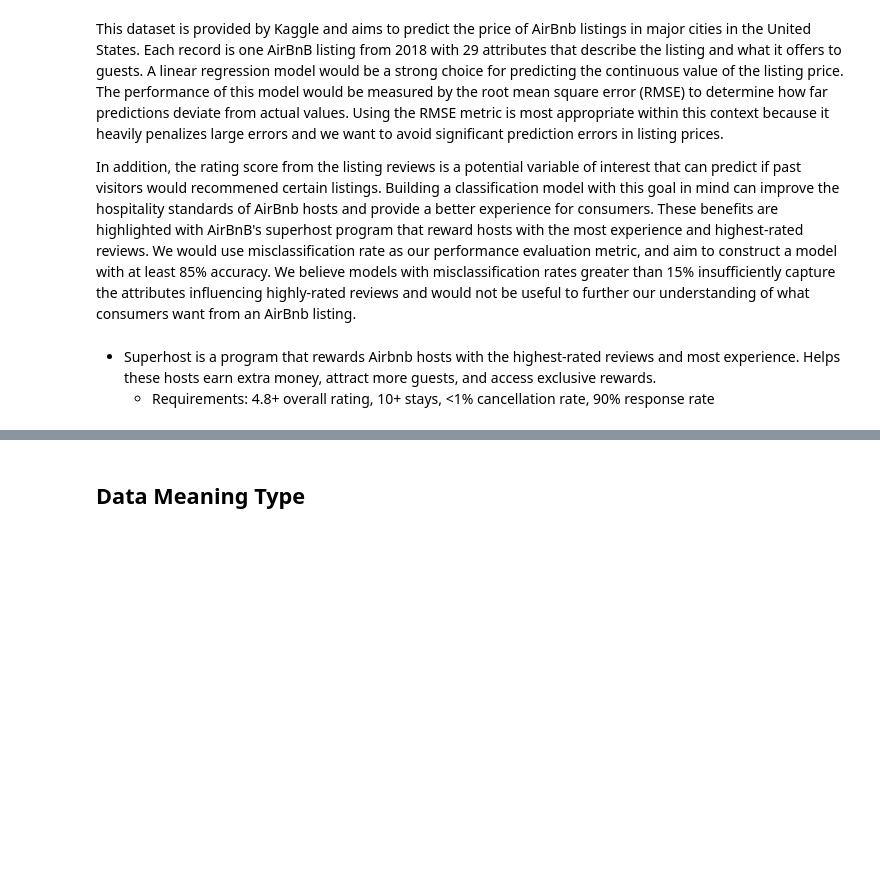
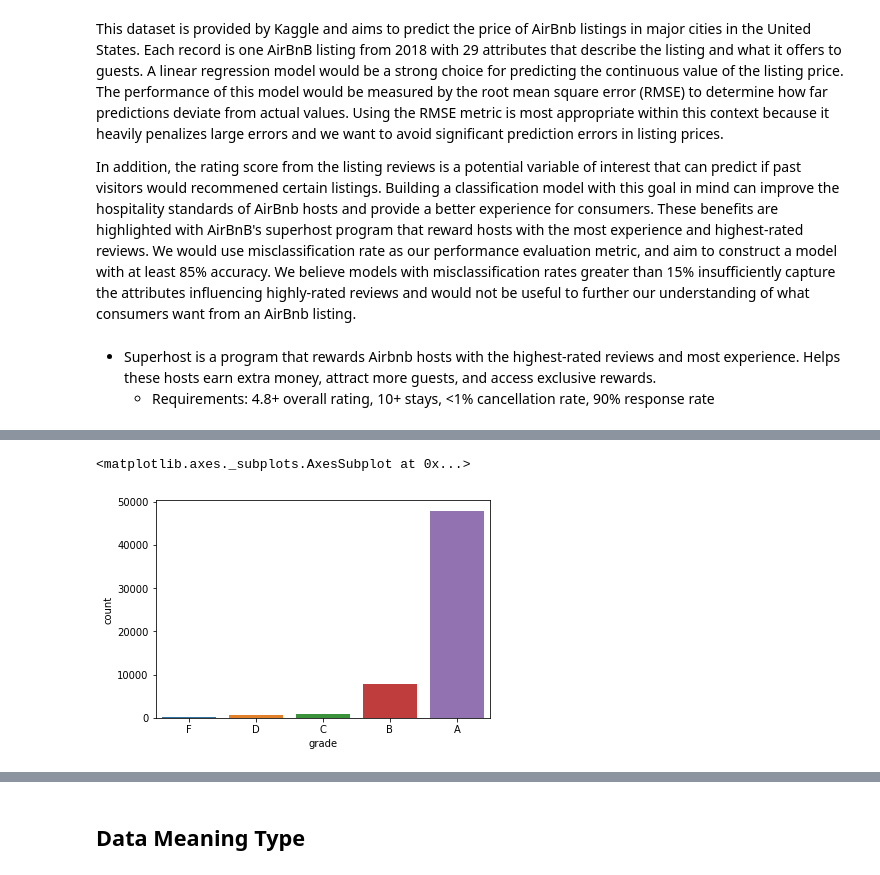
Before and after one commit to anguyen-07/DS7331-ML_Labs, a Jupyter notebook: DS7331_Lab1_VizProcessing_AirBnB.ipynb, the cells around one changed output, grey strips where cells are left out. Drawn from its saved outputs; the diff is of its cells as text; code cells hidden in the pictures; blank space fills up the shorter version.

Commit message:
added some new features, also created a letter grade column

```diff
--- a/DS7331_Lab1_VizProcessing_AirBnB.ipynb
+++ b/DS7331_Lab1_VizProcessing_AirBnB.ipynb
@@ -36,3 +36,13 @@ df.head()
 | 2 | 7919400 | 4.976734 | Apartment | Entire home/apt | {TV,"Cable TV","Wireless Internet... | 5 | 1.0 | Real Bed | ... |
 | 3 | 13418779 | 6.620073 | House | Entire home/apt | {TV,"Cable TV",Internet,"Wireless... | 4 | 1.0 | Real Bed | ... |
 | 4 | 3808709 | 4.744932 | Apartment | Entire home/apt | {TV,Internet,"Wireless Internet",... | 2 | 1.0 | Real Bed | ... |
+# %%
+#Creating a categorical variable to predict based on the rating percentage
+df['grade'] = pd.cut(df.review_scores_rating, [0,60,70,80,90,101], right=False, labels = ['F', 'D', 'C', 'B', 'A'])
+df[['grade', 'review_scores_rating']].head()
+
+#Visuals
+sns.countplot(df.grade)
+# %% [output]
+<matplotlib.axes._subplots.AxesSubplot at 0x...>
+[figure, added]
```
Also changed, not shown: parts of 2 cells of this notebook.
